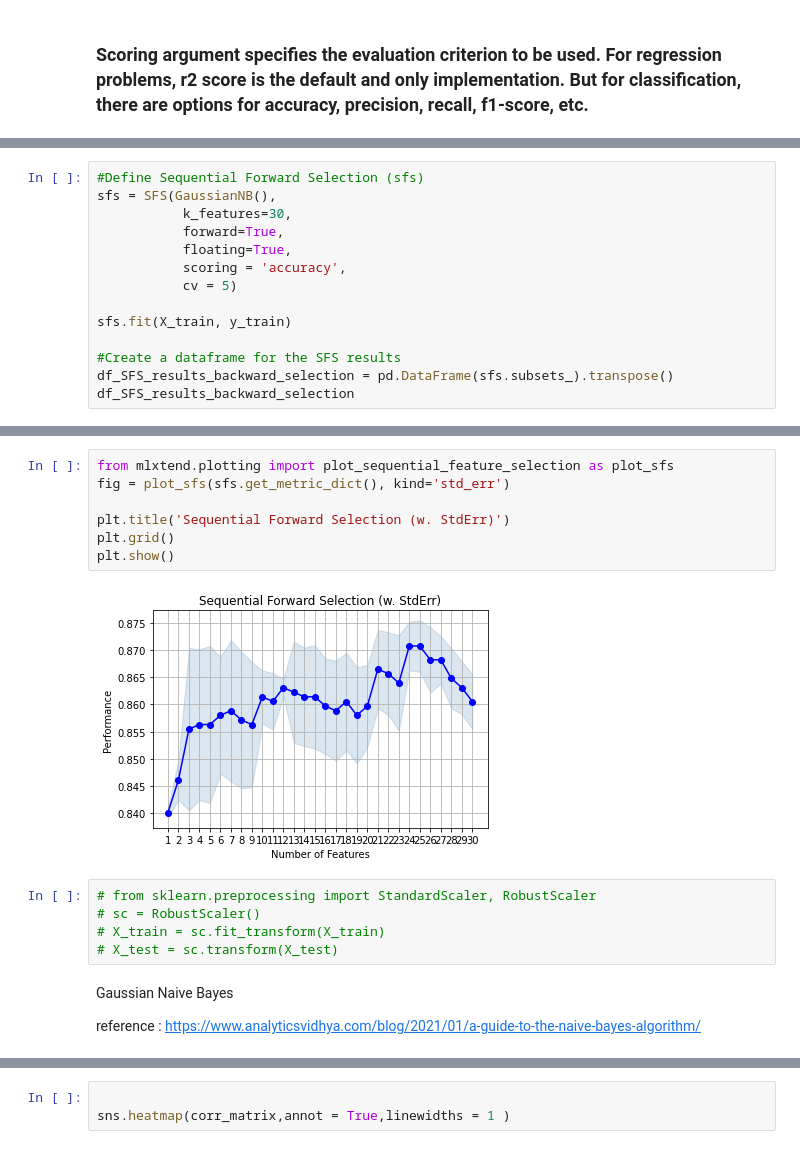
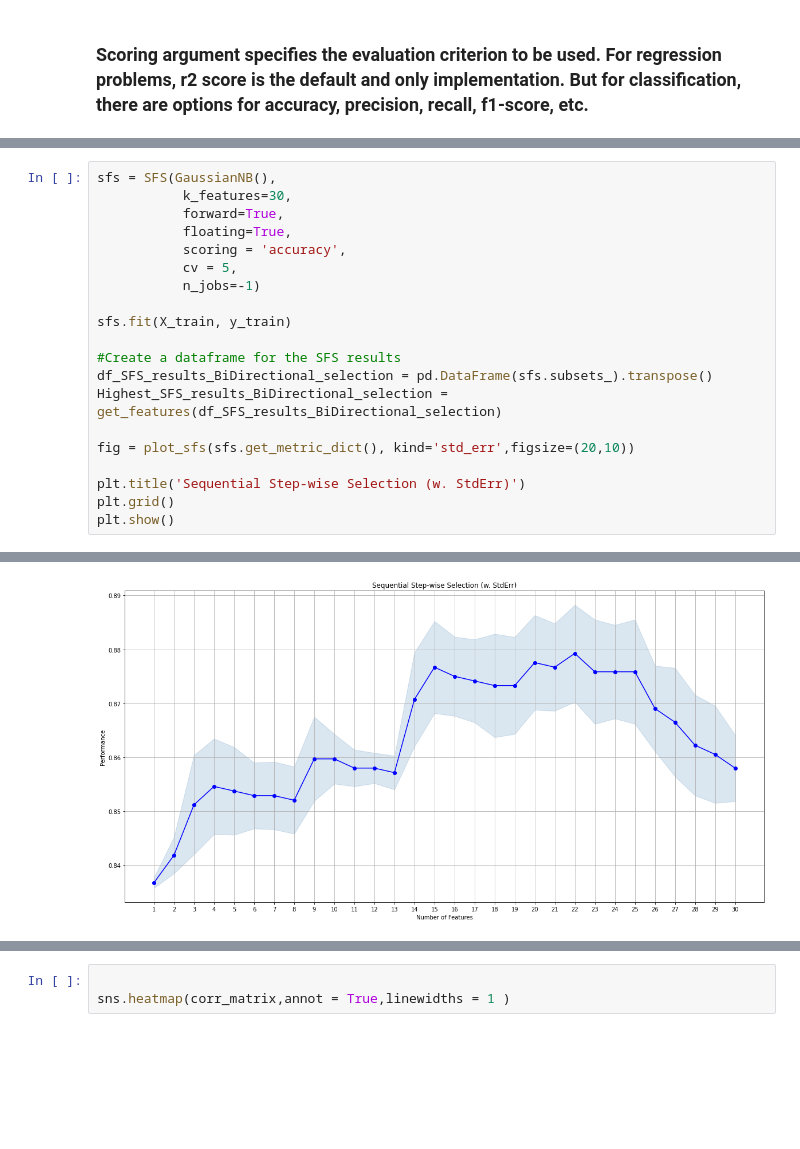
Before and after one commit to AmanKrishna171/HR_Analytics_Data_Science_Project, a Jupyter notebook: CW_Part1.ipynb, the cells around one changed output, grey strips where cells are left out. Saved outputs shown, nothing was run; the diff lists cells and outputs as text; blank space fills up the shorter version.

```diff
--- a/CW_Part1.ipynb
+++ b/CW_Part1.ipynb
@@ -294,15 +394,21 @@ plt.show()
 # %%
-#Define Sequential Forward Selection (sfs)
 sfs = SFS(GaussianNB(),
            k_features=30,
            forward=True,
            floating=True,
            scoring = 'accuracy',
-           cv = 5)
+           cv = 5,
+           n_jobs=-1)
 
 sfs.fit(X_train, y_train)
 
 #Create a dataframe for the SFS results
-df_SFS_results_backward_selection = pd.DataFrame(sfs.subsets_).transpose()
-df_SFS_results_backward_selection
+df_SFS_results_BiDirectional_selection = pd.DataFrame(sfs.subsets_).transpose()
+Highest_SFS_results_BiDirectional_selection = get_features(df_SFS_results_BiDirectional_selection)
+
+fig = plot_sfs(sfs.get_metric_dict(), kind='std_err',figsize=(20,10))
+
+plt.title('Sequential Step-wise Selection (w. StdErr)')
+plt.grid()
+plt.show()
 # %% [output]
@@ -326,18 +415 @@ df_SFS_results_backward_selection
+[figure, added]
-# %%
-from mlxtend.plotting import plot_sequential_feature_selection as plot_sfs
-fig = plot_sfs(sfs.get_metric_dict(), kind='std_err')
-
-plt.title('Sequential Forward Selection (w. StdErr)')
-plt.grid()
-plt.show()
-# %% [output]
-[figure, removed]
-# %%
-# from sklearn.preprocessing import StandardScaler, RobustScaler
-# sc = RobustScaler()
-# X_train = sc.fit_transform(X_train)
-# X_test = sc.transform(X_test)
-# %% [markdown]
-Gaussian Naive Bayes
-
-reference : https://www.analyticsvidhya.com/blog/2021/01/a-guide-to-the-naive-bayes-algorithm/
```
Also changed, not shown: parts of 21 cells of this notebook.
